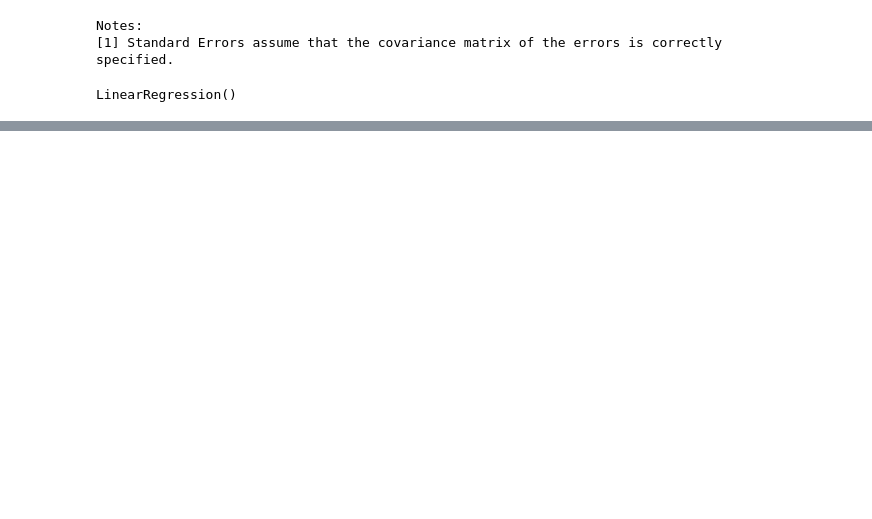
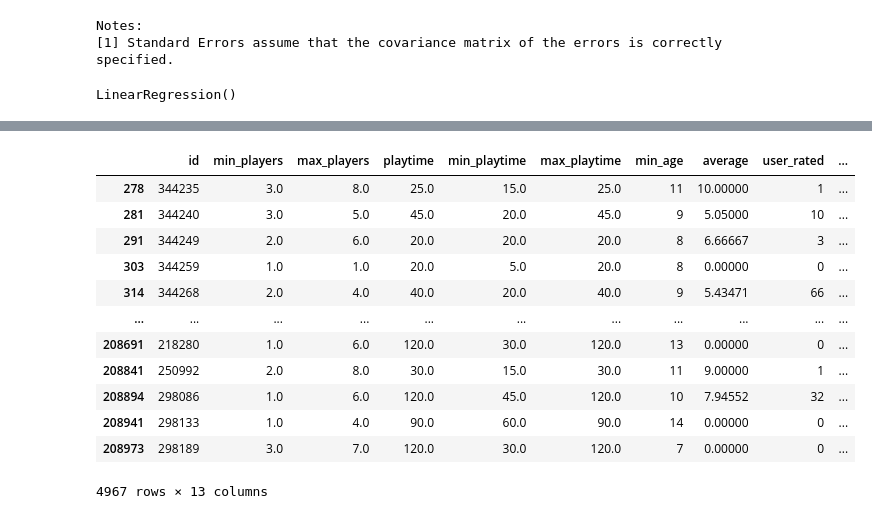
Before and after one commit to Daily-Lama-Capstone/Daily-Lama-Capstone, a Jupyter notebook: linear_regression_testfield_Christopher.ipynb, the cells around one changed output, grey strips where cells are left out. Cells and saved outputs as stored; diff of their text form; code cells hidden in the pictures; blank space fills up the shorter version.

```diff
--- a/linear_regression_testfield_Christopher.ipynb
+++ b/linear_regression_testfield_Christopher.ipynb
@@ -252,0 +293,5 @@ predicted_pledged_amount
+# %%
+family_query = f"SELECT * FROM {schema}.family_bgg;"
+df_family = get_dataframe(family_query)
+
+df_upcoming = pd.merge(df_main,df_family,on='id')
@@ -252,0 +303,2 @@ predicted_pledged_amount
+# %%
+all_upcoming_games = df_upcoming.query("family_type == 'admin' and family_value == 'upcoming releases'")
@@ -252,0 +314,3 @@ predicted_pledged_amount
+# %%
+all_upcoming_games.drop(["yearpublished", 'trading', 'numcomments','family_type', 'family_value',
+       'family_id','average', 'user_rated'],axis=1,inplace=True)
@@ -252,0 +333,18 @@ predicted_pledged_amount
+# %%
+all_upcoming_games.dropna(inplace=True)
+# %%
+all_upcoming_games
+# %% [output]
+|  | id | min_players | max_players | playtime | min_playtime | max_playtime | min_age | average | user_rated | ... |
+| 278 | 344235 | 3.0 | 8.0 | 25.0 | 15.0 | 25.0 | 11 | 10.00000 | 1 | ... |
+| 281 | 344240 | 3.0 | 5.0 | 45.0 | 20.0 | 45.0 | 9 | 5.05000 | 10 | ... |
+| 291 | 344249 | 2.0 | 6.0 | 20.0 | 20.0 | 20.0 | 8 | 6.66667 | 3 | ... |
+| 303 | 344259 | 1.0 | 1.0 | 20.0 | 5.0 | 20.0 | 8 | 0.00000 | 0 | ... |
+| 314 | 344268 | 2.0 | 4.0 | 40.0 | 20.0 | 40.0 | 9 | 5.43471 | 66 | ... |
+| ... | ... | ... | ... | ... | ... | ... | ... | ... | ... | ... |
+| 208691 | 218280 | 1.0 | 6.0 | 120.0 | 30.0 | 120.0 | 13 | 0.00000 | 0 | ... |
+| 208841 | 250992 | 2.0 | 8.0 | 30.0 | 15.0 | 30.0 | 11 | 9.00000 | 1 | ... |
+| 208894 | 298086 | 1.0 | 6.0 | 120.0 | 45.0 | 120.0 | 10 | 7.94552 | 32 | ... |
+| 208941 | 298133 | 1.0 | 4.0 | 90.0 | 60.0 | 90.0 | 14 | 0.00000 | 0 | ... |
+| 208973 | 298189 | 3.0 | 7.0 | 120.0 | 30.0 | 120.0 | 7 | 0.00000 | 0 | ... |
+4967 rows × 13 columns
```
Also changed, not shown: parts of 20 cells of this notebook.
